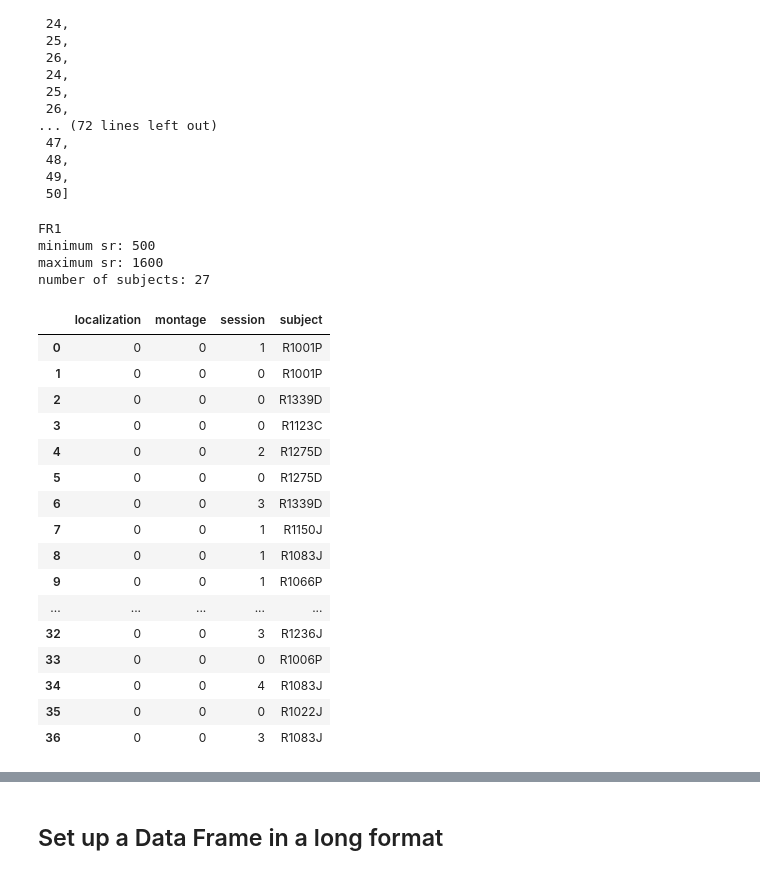
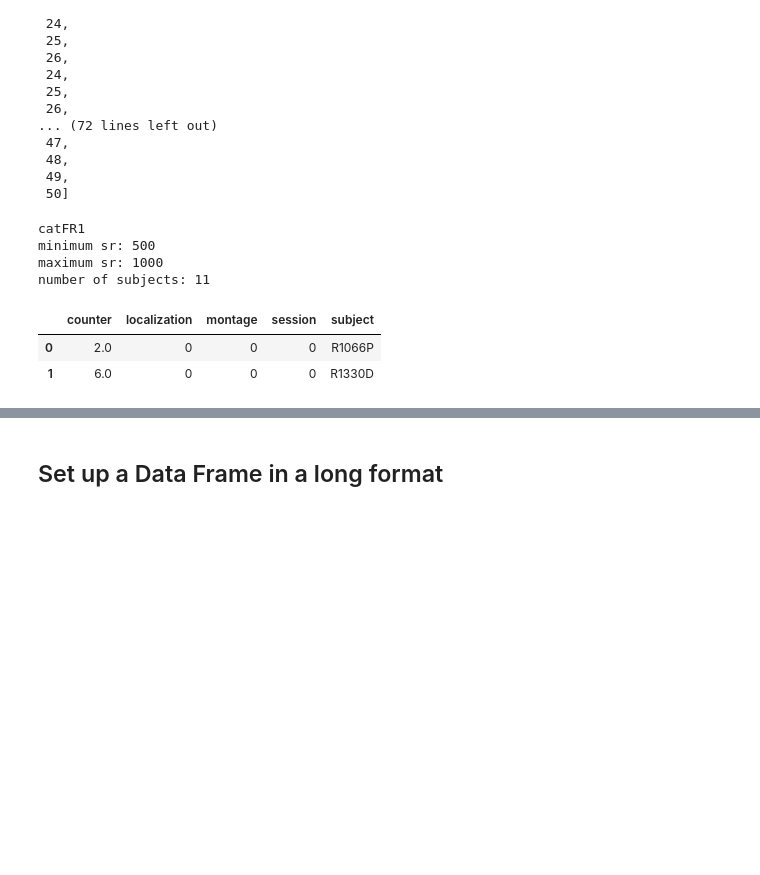
Before and after one commit to NoaHerz/Mental_health, a Jupyter notebook: tilt_analysis.ipynb, the cells around one changed output, grey strips where cells are left out. Drawn from its saved outputs; the diff is of its cells as text; code cells hidden in the pictures; blank space fills up the shorter version.

```diff
--- a/tilt_analysis.ipynb
+++ b/tilt_analysis.ipynb
@@ -463,7 +466,7 @@ Chosen subject is on row:  363
 Chosen subject is on row:  364
 # %%
 # row=subject_info_re.iloc[8]
-row=subject_info.iloc[1]
+row=subject_info.iloc[-2]
 row
 # %% [output]
 <>verbalization_trials                                                            []
@@ -487,6 +490,10 @@ Name: 1, dtype: object
 # %%
 # change:
-save_path='/scratch/noaherz/Mental_health/FR/hippo_pre_recall'
+if exp in ['FR1','pyFR']:
+    save_path='/scratch/noaherz/Mental_health/FR/hippo_pre_recall'
+if exp =='catFR1':
+    save_path='/scratch/noaherz/Mental_health/catFR/hippo_pre_recall'
+
 
 import pandas as pd
 removed_subject=pd.DataFrame(columns=['subject', 'sessions','montage','reason for exclusion'])
@@ -1312,7 +1313,7 @@ concurrent.futures._base.CancelledError
 # %%
 # check which subjects are missing:
 # %cd '/scratch/noaherz/False-Memory'
-save_path='/scratch/noaherz/Mental_health/FR/hippo_pre_recall'
+# save_path='/scratch/noaherz/Mental_health/FR/hippo_pre_recall'
 os.chdir(save_path)
 subs=[]
 missing_subs=[]
@@ -1362,11 +1363,11 @@ missing_rows
  50]
 # %%
 #load sampling rate:
-save_path='/scratch/noaherz/Mental_health/FR/hippo_pre_recall'
+# save_path='/scratch/noaherz/Mental_health/FR/hippo_pre_recall'
 os.chdir(save_path)
 subs_sr=[]
 # exp='catFR1'
-exp='FR1'
+# exp='FR1'
 print(exp)
 for sub in subject_info['subject'].unique():
     try:
@@ -1378,10 +1379,10 @@ print('minimum sr:',min(subs_sr))
 print('maximum sr:',max(subs_sr))
 print('number of subjects:',len(subs_sr))
 # %% [output]
-FR1
+catFR1
 minimum sr: 500
-maximum sr: 1600
-number of subjects: 27
+maximum sr: 1000
+number of subjects: 11
 # %%
 # USE THIS!
 # load power
@@ -1677,51 +1678,37 @@ for i in range(0,len(files)):
             if exp=='catFR1':
                 related_PLI_semantic_similarity.append(semantic_similarity_df['related_PLI_semantic_similarity'][~np.isnan(semantic_similarity_df['related_PLI_semantic_similarity'].str.len())].values[0])
                 related_PLI_semantic_relatedness.append(semantic_similarity_df['related_PLI_semantic_relatedness'][~np.isnan(semantic_similarity_df['related_PLI_semantic_relatedness'].str.len())].values[0])
             related_PLI_subs_inserted_to_analysis=related_PLI_subs_inserted_to_analysis.append({'subject':info[0],'session':info[4],'montage':info[3],'localization':info[2],'counter':k},ignore_index=True)
 
         if len(event_df['nonrelated_PLI_serial_index'][0]) > 0: # related ELI intrusions
             power_filename=f"{info[0]}_{info[1]}_nonrelated_PLI_pows_{info[2]}_{info[3]}_{info[4]}.nc"
             event_power = xr.open_dataset(power_filename)
             nonrelated_PLI_intrusions_pow.append(event_power.isel(channel=hipp_electrodes)) # for classifier
             nonrelated_PLI_pow_mean=list(event_power.isel(channel=hipp_electrodes).mean(dim='channel').values())
             assert event_power.channel.shape[0]==len(hipp_electrodes),'mismached channel dimension for sub '+info[0]+' session '+info[4]
             nonrelated_PLI_intrusions_pows.append(nonrelated_PLI_pow_mean)
             event_power.close()
 
             nonrelated_PLI_output_position.append(output_position_df['nonrelated_PLI_output_position'][~np.isnan(output_position_df['nonrelated_PLI_output_position'].str.len())].values)
             nonrelated_PLI_ISI.append(recall_ISI_df['nonrelated_PLI_recall_ISI'][~np.isnan(recall_ISI_df['nonrelated_PLI_recall_ISI'].str.len())].values)
             if exp=='catFR1':
                 nonrelated_PLI_semantic_similarity.append(semantic_similarity_df['nonrelated_PLI_semantic_similarity'][~np.isnan(semantic_similarity_df['nonrelated_PLI_semantic_similarity'].str.len())].values[0])
                 nonrelated_PLI_semantic_relatedness.append(semantic_similarity_df['nonrelated_PLI_semantic_relatedness'][~np.isnan(semantic_similarity_df['nonrelated_PLI_semantic_relatedness'].str.len())].values[0])
 
             nonrelated_PLI_subs_inserted_to_analysis=nonrelated_PLI_subs_inserted_to_analysis.append({'subject':info[0],'session':info[4],'montage':info[3],'localization':info[2],'counter':k},ignore_index=True)
 
         k=k+1
     except:
         problem_subs.append(info[0])
 
 assert len(problem_subs)==0
 # len(correct_recall_hipp_pows_xr)==len(correct_recall_output_position)
 # correct_subs_inserted_to_analysis
-PLI_ELIsubs_inserted_to_analysis
+PLI_subs_inserted_to_analysis
 # %% [output]
-|  | localization | montage | session | subject |
-| 0 | 0 | 0 | 1 | R1001P |
-| 1 | 0 | 0 | 0 | R1001P |
-| 2 | 0 | 0 | 0 | R1339D |
-| 3 | 0 | 0 | 0 | R1123C |
-| 4 | 0 | 0 | 2 | R1275D |
-| 5 | 0 | 0 | 0 | R1275D |
-| 6 | 0 | 0 | 3 | R1339D |
-| 7 | 0 | 0 | 1 | R1150J |
-| 8 | 0 | 0 | 1 | R1083J |
-| 9 | 0 | 0 | 1 | R1066P |
-| ... | ... | ... | ... | ... |
-| 32 | 0 | 0 | 3 | R1236J |
-| 33 | 0 | 0 | 0 | R1006P |
-| 34 | 0 | 0 | 4 | R1083J |
-| 35 | 0 | 0 | 0 | R1022J |
-| 36 | 0 | 0 | 3 | R1083J |
+|  | counter | localization | montage | session | subject |
+| 0 | 2.0 | 0 | 0 | 0 | R1066P |
+| 1 | 6.0 | 0 | 0 | 0 | R1330D |
 # %%
 # # initialize power variables (mean across hipp electrodes):
 
```
Also changed, not shown: parts of 51 cells of this notebook, 34 other files.
